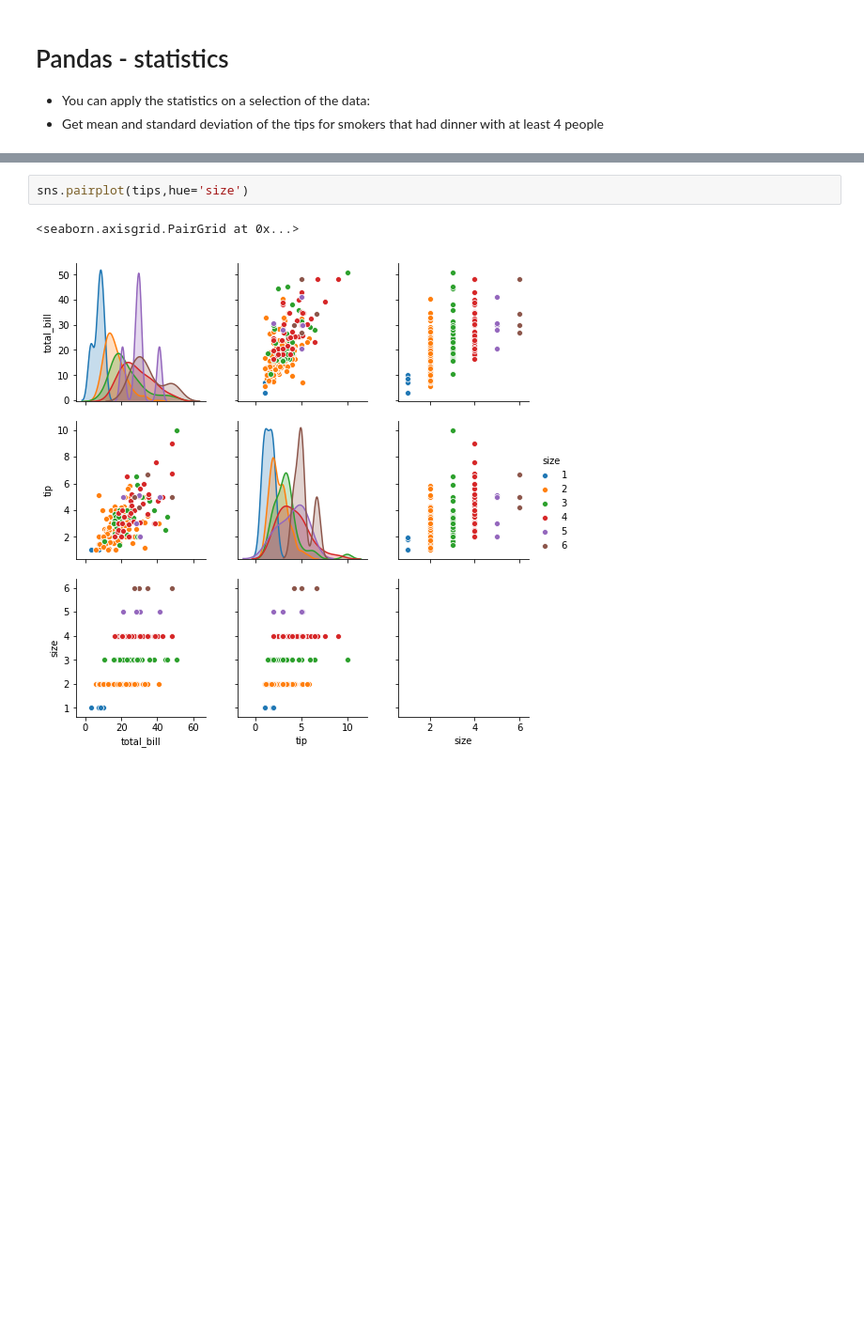
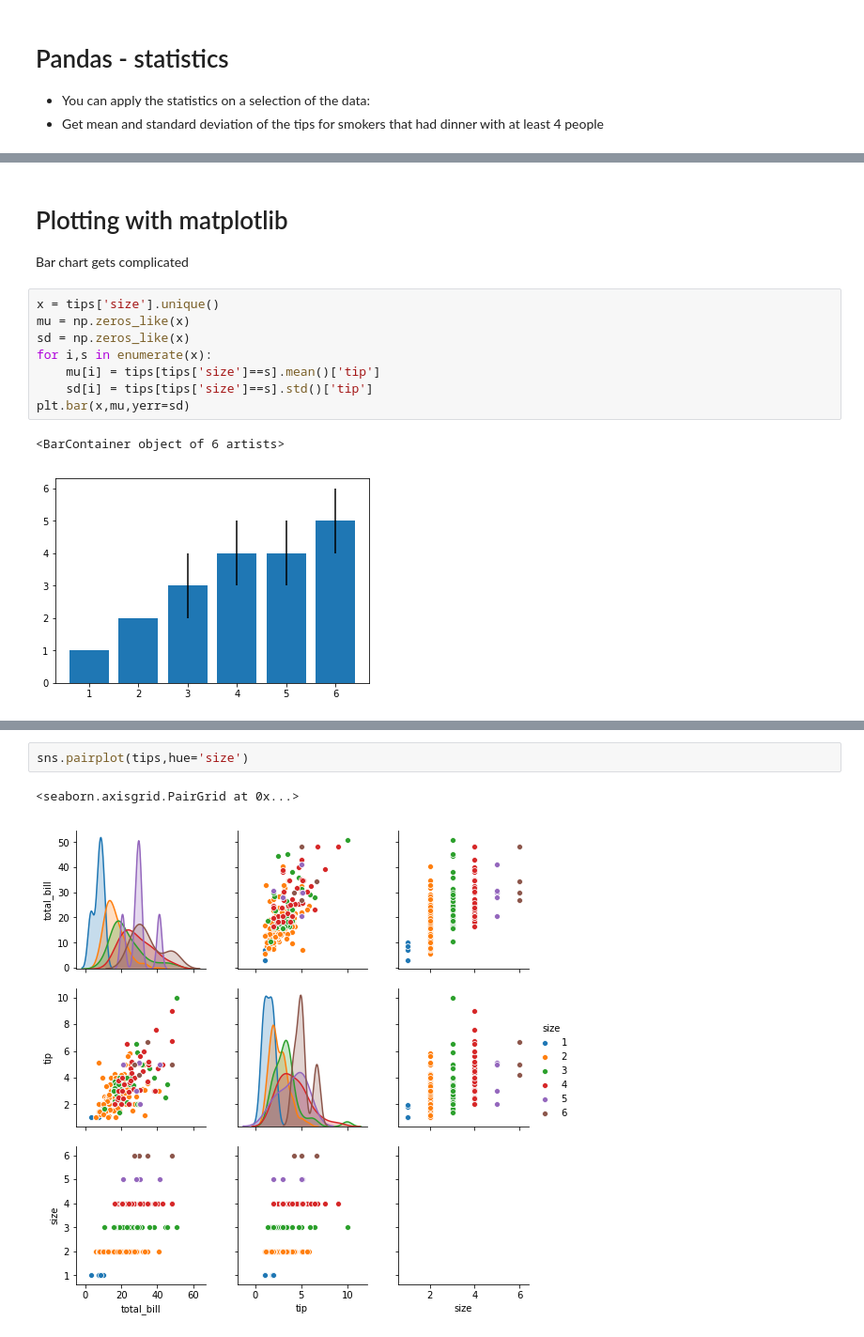
Before and after one commit to lacdr-tox/basic-programming-in-drug-discovery, a Jupyter notebook: python/slides/Pandas and Seaborn.ipynb, the cells around one changed output, grey strips where cells are left out. Shown at 94% size. Drawn from its saved outputs; the diff is of its cells as text; blank space fills up the shorter version.

```diff
--- a/python/slides/Pandas and Seaborn.ipynb
+++ b/python/slides/Pandas and Seaborn.ipynb
@@ -355,0 +203,15 @@ Create better visualizations with `sns.boxplot`, `sns.stripplot`, `sns.violinplo
+# %% [markdown]
+# Plotting with matplotlib
+
+Bar chart gets complicated
+# %%
+x = tips['size'].unique()
+mu = np.zeros_like(x)
+sd = np.zeros_like(x)
+for i,s in enumerate(x):
+    mu[i] = tips[tips['size']==s].mean()['tip']
+    sd[i] = tips[tips['size']==s].std()['tip']
+plt.bar(x,mu,yerr=sd)
+# %% [output]
+<BarContainer object of 6 artists>
+[figure, added]
```
Also changed, not shown: parts of 69 cells of this notebook, 2 other files.
